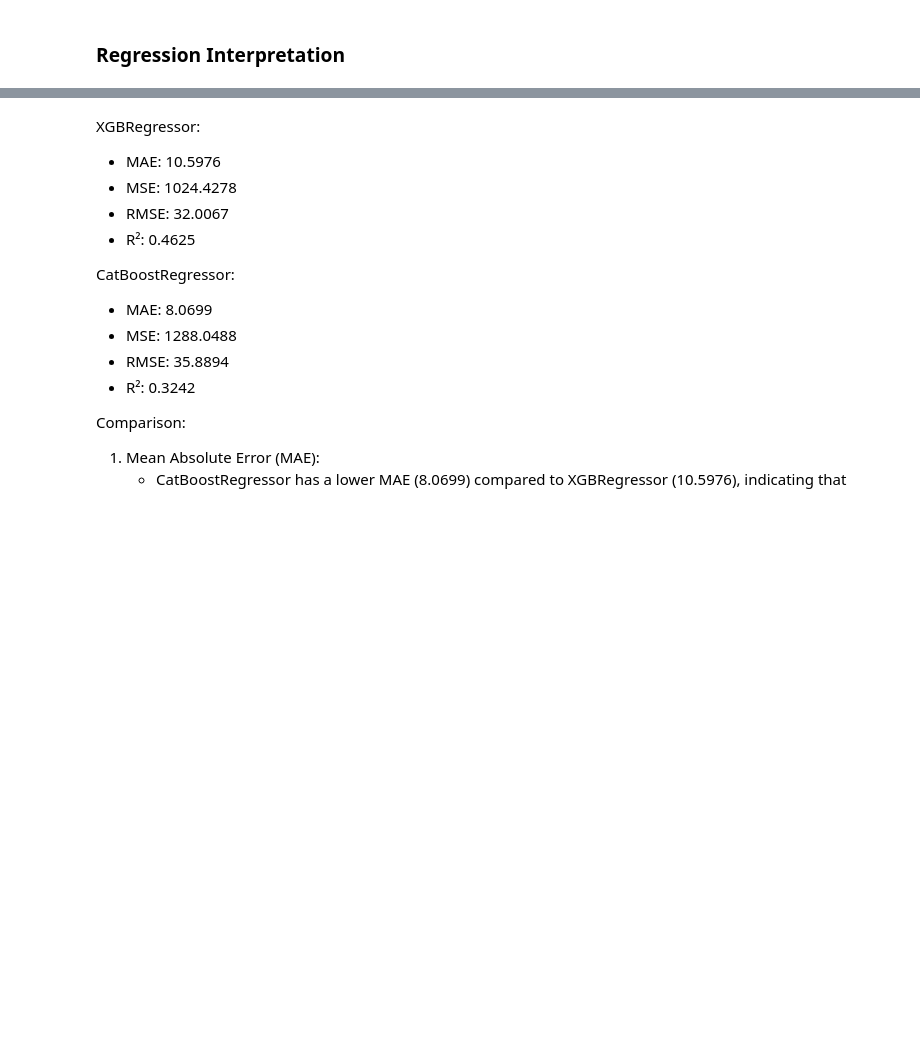
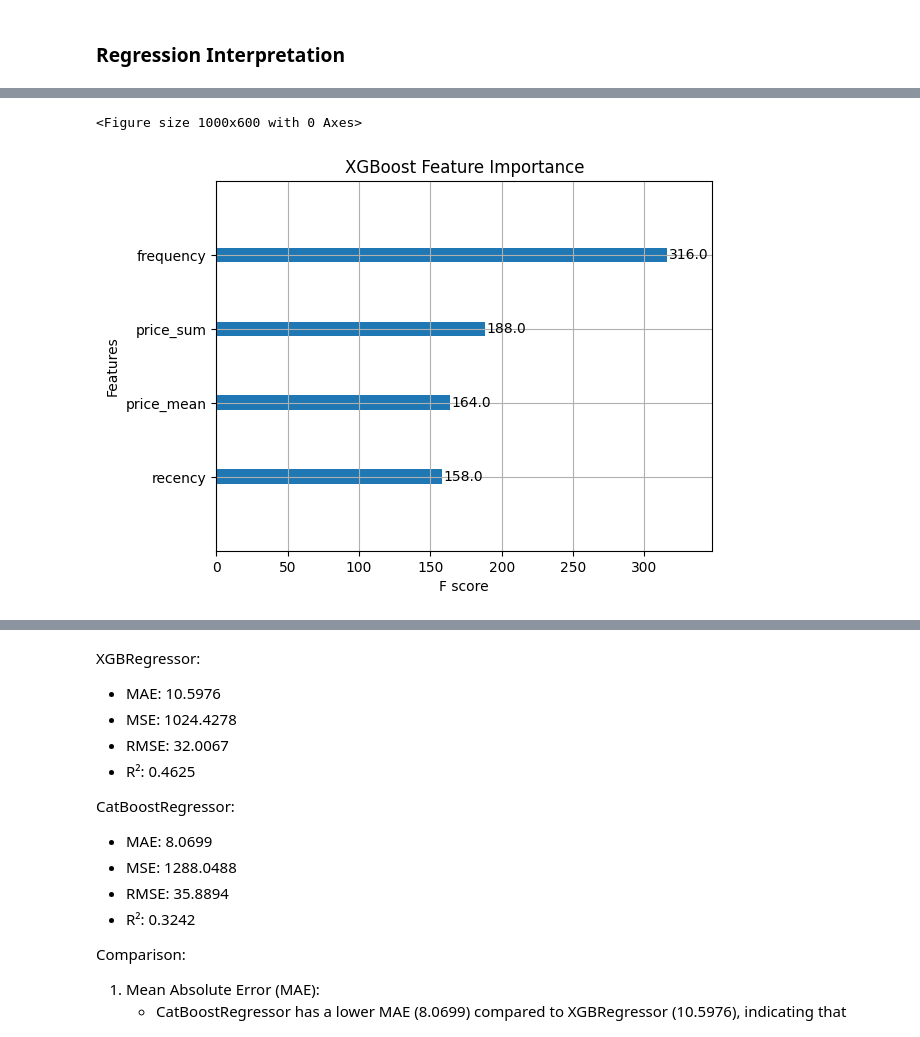
Before and after one commit to gregorywmorris/cdnow-customer-value, a Jupyter notebook: src/notebooks/customer_ltv.ipynb, the cells around one changed output, grey strips where cells are left out. Drawn from its saved outputs; the diff is of its cells as text; code cells hidden in the pictures; blank space fills up the shorter version.

```diff
--- a/src/notebooks/customer_ltv.ipynb
+++ b/src/notebooks/customer_ltv.ipynb
@@ -576 +605,13 @@ plt.show()
+# %%
+# Load the XGBoost model
+best_xgb_reg_model = joblib.load('../models/best_xgb_reg_model.pkl')
+
+# Plot feature importance
+plt.figure(figsize=(10, 6))
+plot_importance(best_xgb_reg_model, importance_type='weight')
+plt.title('XGBoost Feature Importance')
+plt.show()
+# %% [output]
+<Figure size 1000x600 with 0 Axes>
+[figure, added]
 # %%
```
Also changed, not shown: parts of 52 cells of this notebook, 47 other files.
